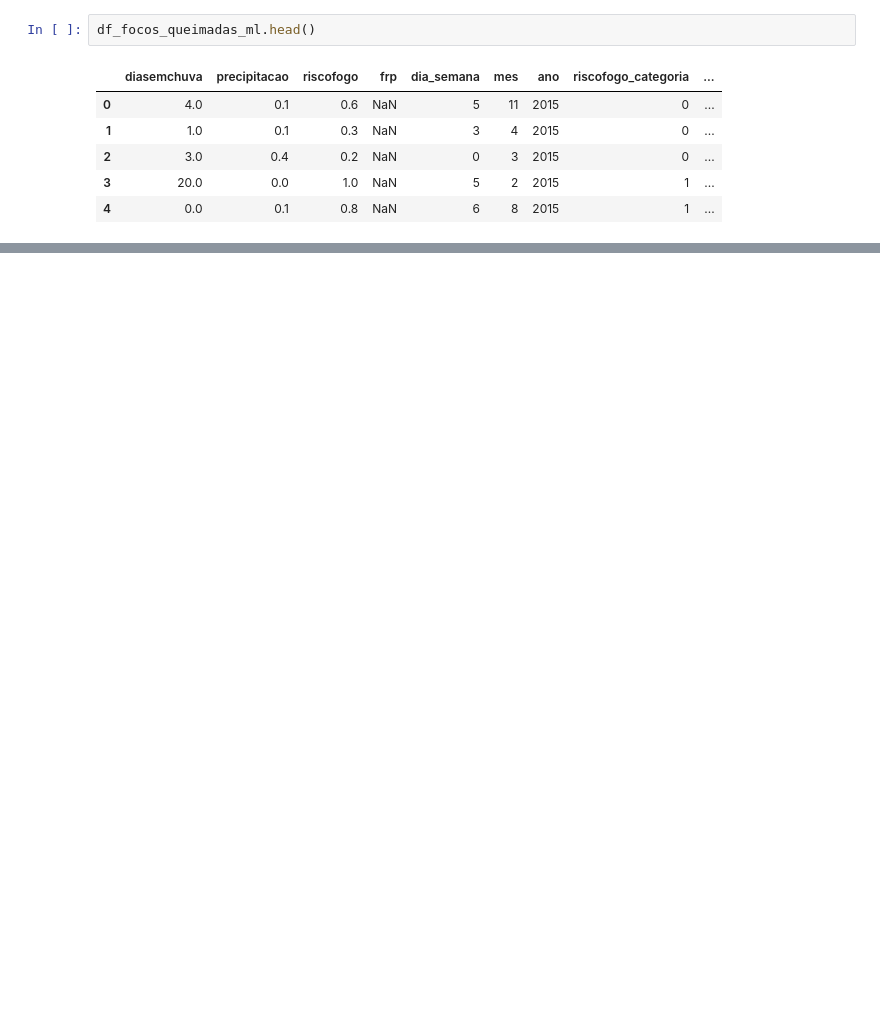
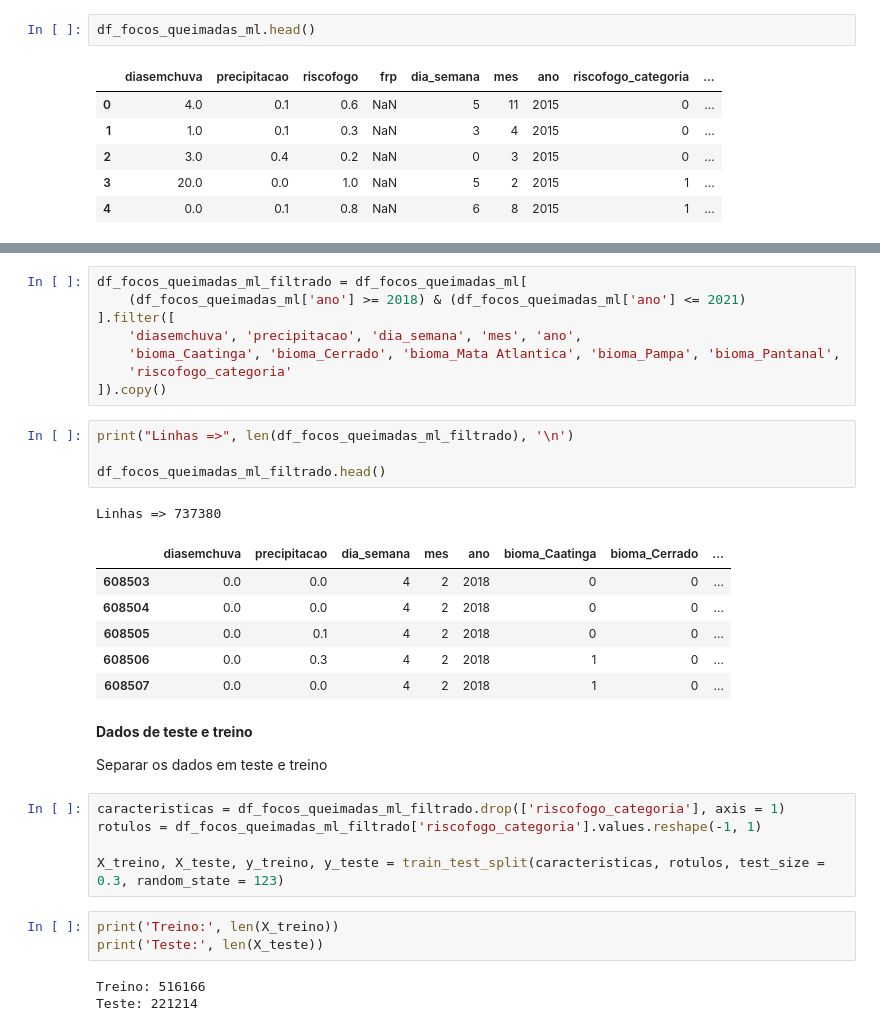
Before and after one commit to heavyrick/posgrad, a Jupyter notebook: final/focos_queimadas.ipynb, the cells around one changed output, grey strips where cells are left out. Saved outputs shown, nothing was run; the diff lists cells and outputs as text; blank space fills up the shorter version.

```diff
--- a/final/focos_queimadas.ipynb
+++ b/final/focos_queimadas.ipynb
@@ -823,0 +849,35 @@ df_focos_queimadas_ml.head()
+# %%
+df_focos_queimadas_ml_filtrado = df_focos_queimadas_ml[
+    (df_focos_queimadas_ml['ano'] >= 2018) & (df_focos_queimadas_ml['ano'] <= 2021)
+].filter([
+    'diasemchuva', 'precipitacao', 'dia_semana', 'mes', 'ano',
+    'bioma_Caatinga', 'bioma_Cerrado', 'bioma_Mata Atlantica', 'bioma_Pampa', 'bioma_Pantanal',
+    'riscofogo_categoria'
+]).copy()
+# %%
+print("Linhas =>", len(df_focos_queimadas_ml_filtrado), '\n')
+
+df_focos_queimadas_ml_filtrado.head()
+# %% [output]
+Linhas => 737380
+|  | diasemchuva | precipitacao | dia_semana | mes | ano | bioma_Caatinga | bioma_Cerrado | ... |
+| 608503 | 0.0 | 0.0 | 4 | 2 | 2018 | 0 | 0 | ... |
+| 608504 | 0.0 | 0.0 | 4 | 2 | 2018 | 0 | 0 | ... |
+| 608505 | 0.0 | 0.1 | 4 | 2 | 2018 | 0 | 0 | ... |
+| 608506 | 0.0 | 0.3 | 4 | 2 | 2018 | 1 | 0 | ... |
+| 608507 | 0.0 | 0.0 | 4 | 2 | 2018 | 1 | 0 | ... |
+# %% [markdown]
+**Dados de teste e treino**
+
+Separar os dados em teste e treino
+# %%
+caracteristicas = df_focos_queimadas_ml_filtrado.drop(['riscofogo_categoria'], axis = 1)
+rotulos = df_focos_queimadas_ml_filtrado['riscofogo_categoria'].values.reshape(-1, 1)
+
+X_treino, X_teste, y_treino, y_teste = train_test_split(caracteristicas, rotulos, test_size = 0.3, random_state = 123)
+# %%
+print('Treino:', len(X_treino))
+print('Teste:', len(X_teste))
+# %% [output]
+Treino: 516166
+Teste: 221214
```
Also changed, not shown: parts of 27 cells of this notebook, 4 other files.
